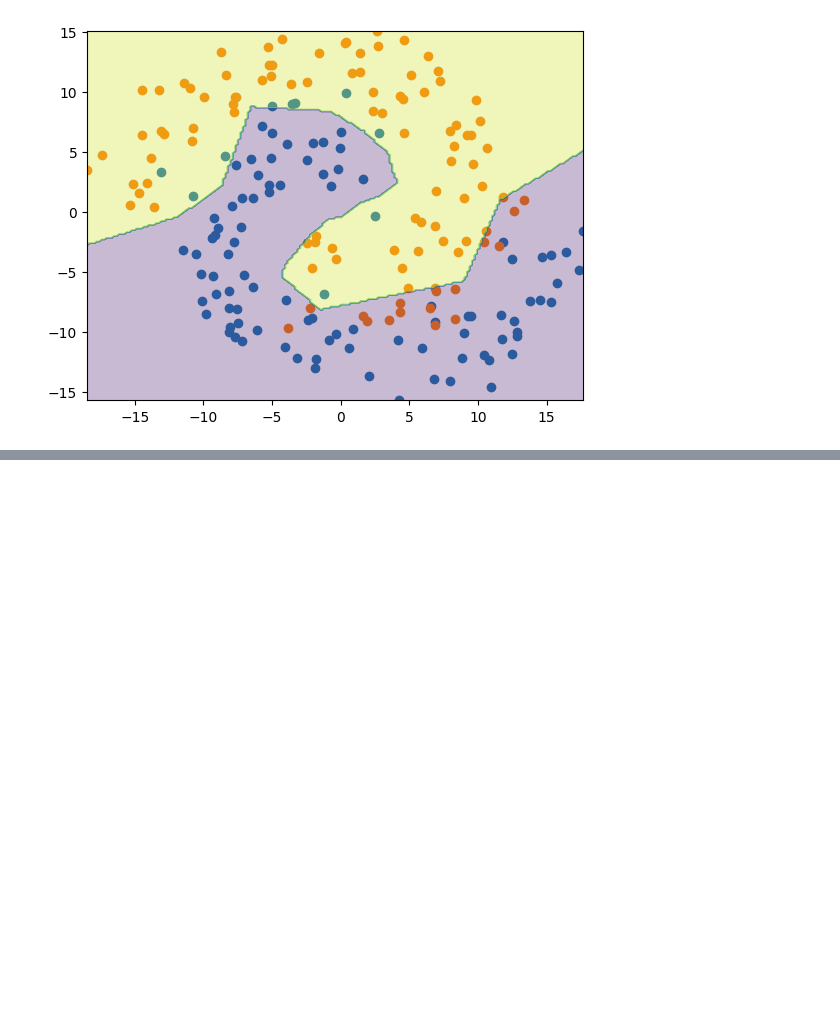
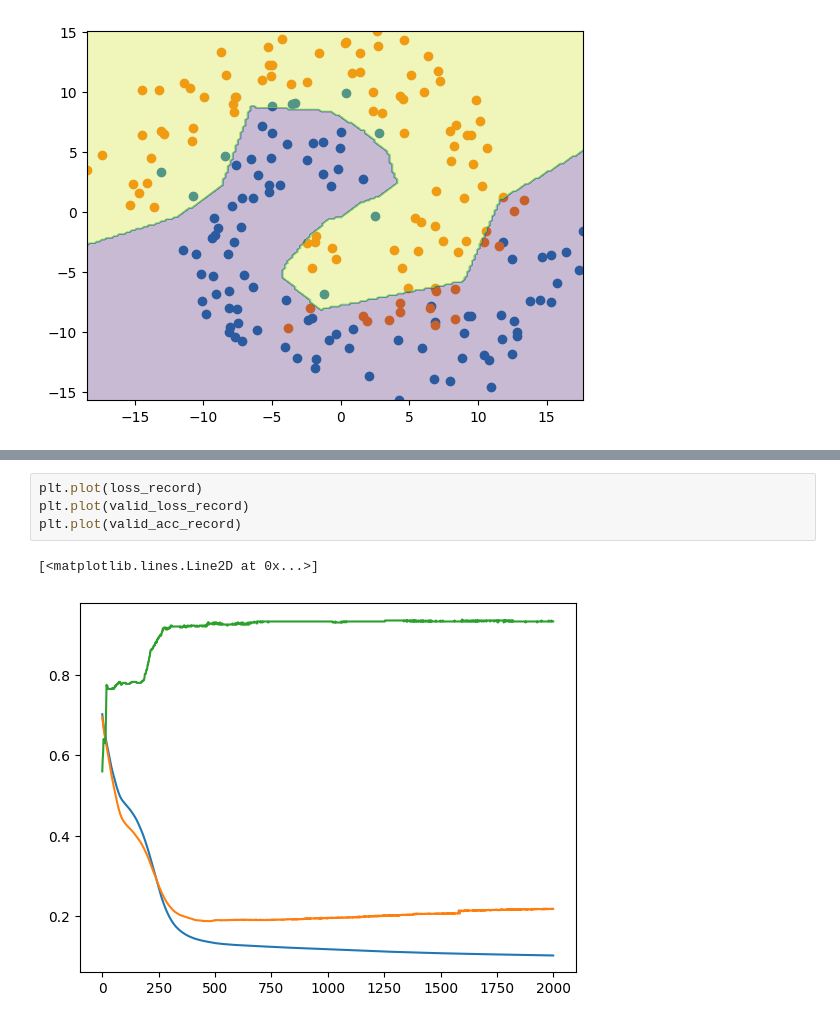
Before and after one commit to jdasam/mas1004, a Jupyter notebook: live_coding/3_binary_classification.ipynb, the cells around one changed output, grey strips where cells are left out. Saved outputs shown, nothing was run; the diff lists cells and outputs as text; blank space fills up the shorter version.

```diff
--- a/live_coding/3_binary_classification.ipynb
+++ b/live_coding/3_binary_classification.ipynb
@@ -361,0 +447,7 @@ visualize_decision_boundary(model, test_data, test_label)
+# %%
+plt.plot(loss_record)
+plt.plot(valid_loss_record)
+plt.plot(valid_acc_record)
+# %% [output]
+[<matplotlib.lines.Line2D at 0x...>]
+[figure, added]
```
Also changed, not shown: parts of 10 cells of this notebook.
